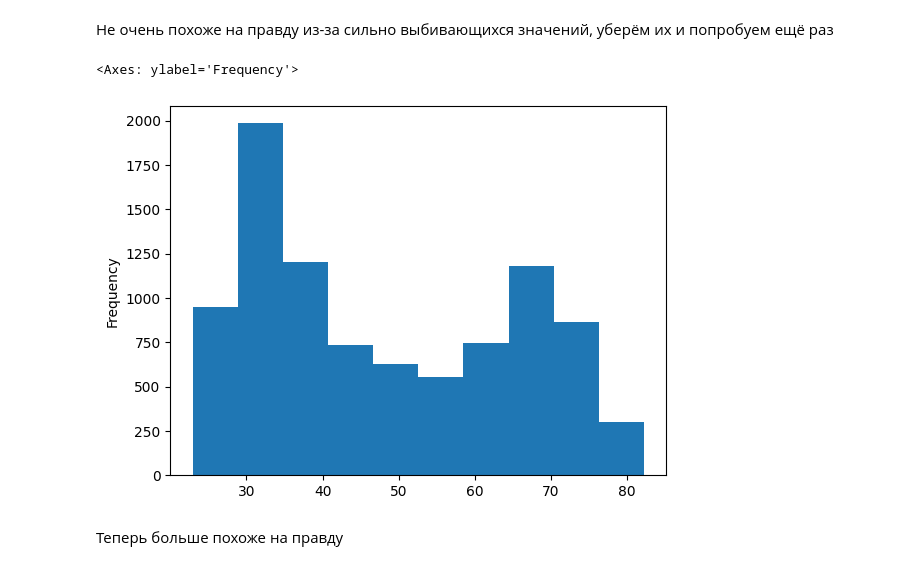
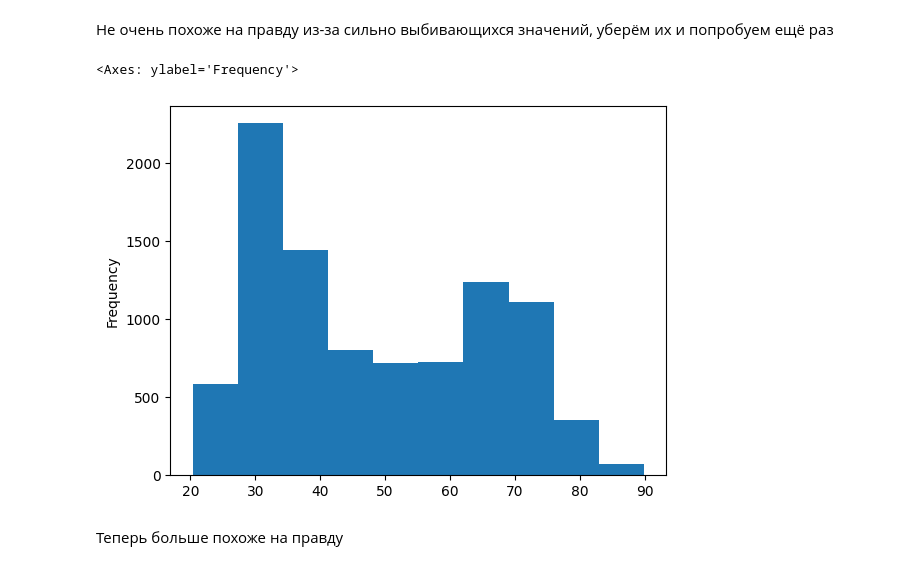
Before and after one commit to Haliava/mai-labs, a Jupyter notebook: course3/ml/contest1/main.ipynb, the cells around one changed output. Drawn from its saved outputs; the diff is of its cells as text; code cells hidden in the pictures.

Commit message:
fix: ml contest-1 - fillna

```diff
--- a/course3/ml/contest1/main.ipynb
+++ b/course3/ml/contest1/main.ipynb
@@ -29,0 +30,5 @@ transformed_data = data.dropna().drop_duplicates()
+# %%
+transformed_data = data.drop_duplicates()
+transformed_data['EmploymentStatus'] = transformed_data['EmploymentStatus'].fillna(value='Employed')
+transformed_data['MaritalStatus'] = transformed_data['MaritalStatus'].fillna(value='Single')
+transformed_data = transformed_data.dropna()
@@ -38,18 +54,18 @@ transformed_data['RiskScore'].plot.hist()
 Не очень похоже на правду из-за сильно выбивающихся значений, уберём их и попробуем ещё раз
 # %%
 quatile_low, quantile_high = [
-  transformed_data['RiskScore'].quantile(q=0.02),
-  transformed_data['RiskScore'].quantile(q=0.98),
+  transformed_data['RiskScore'].quantile(q=0.013),
+  transformed_data['RiskScore'].quantile(q=0.99),
 ]
 
 transformed_data = transformed_data[
   transformed_data['RiskScore'].between(quatile_low, quantile_high)
 ]
 
 transformed_data['RiskScore'].plot.hist()
 # %% [output]
 <Axes: ylabel='Frequency'>
-[figure, old version]
+[figure, new version]
 # %% [markdown]
 Теперь больше похоже на правду
 # %% [markdown]
```
Also changed, not shown: parts of 9 cells of this notebook, 1 other file.
